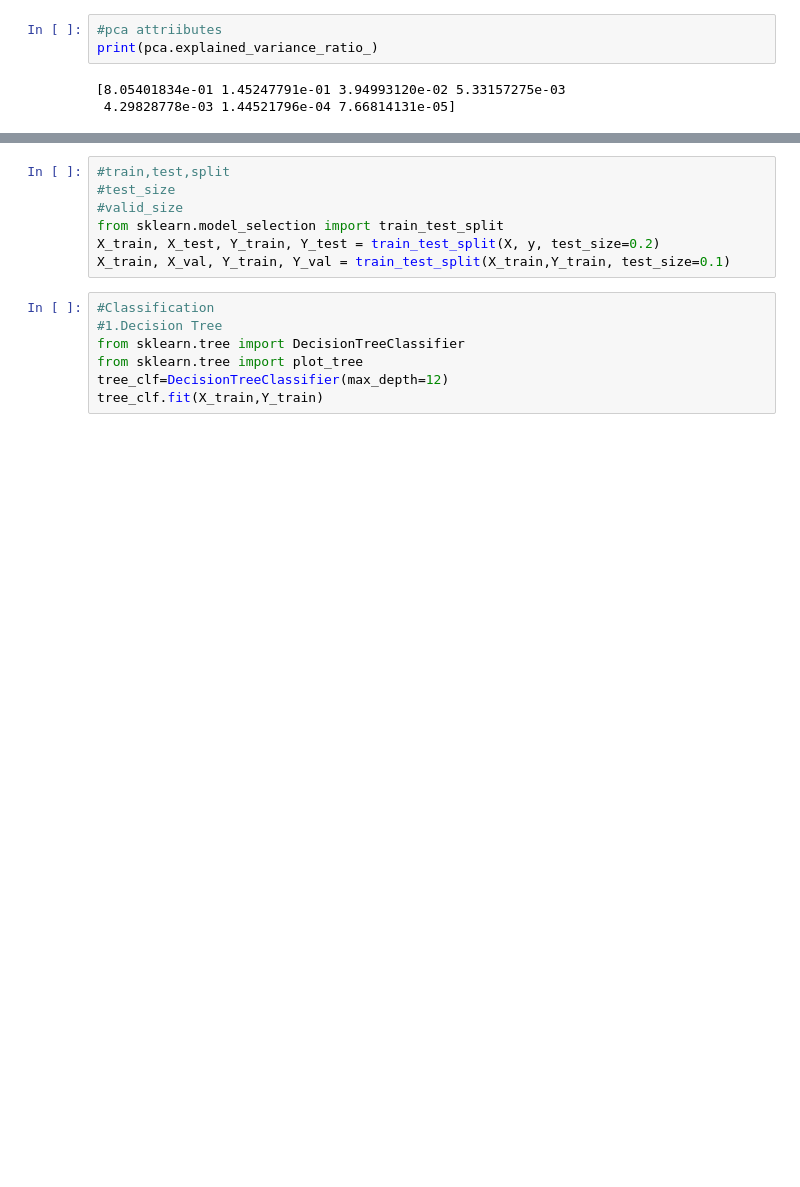
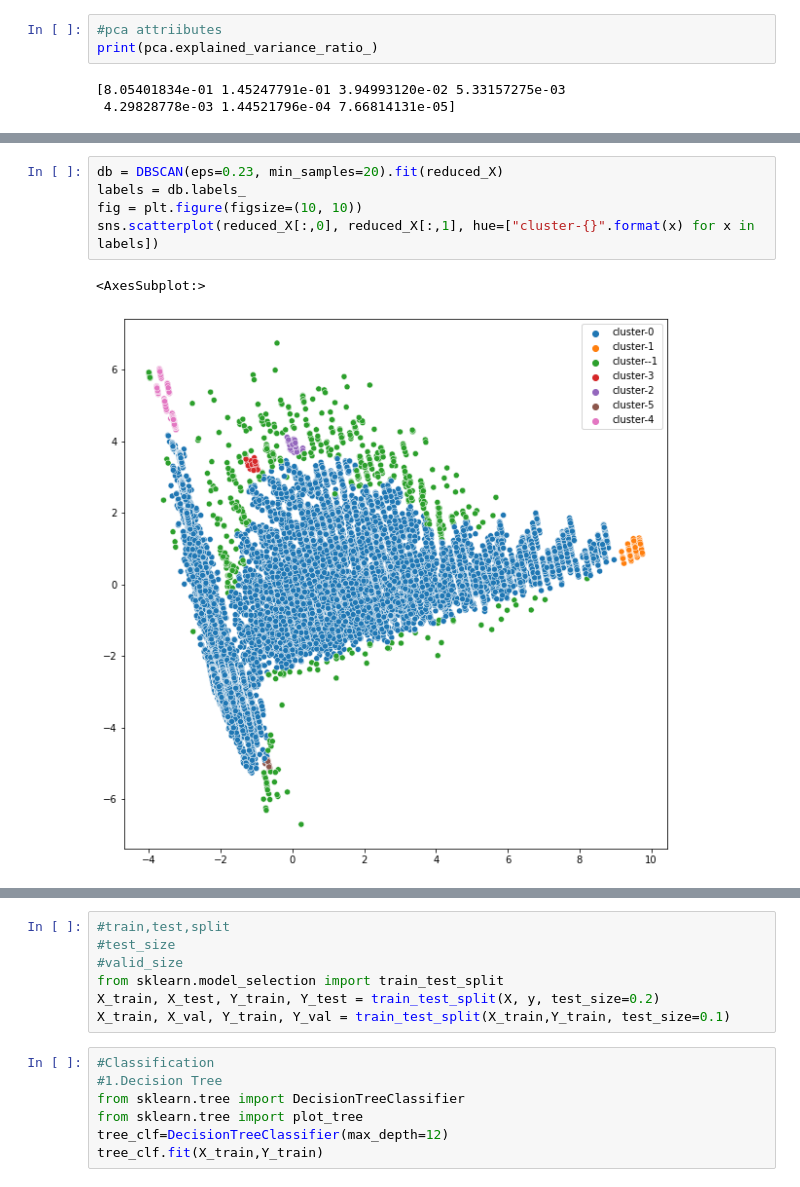
Before and after one commit to BharathKumarDP/DGA_detection, a Jupyter notebook: Classification.ipynb, the cells around one changed output, grey strips where cells are left out. Saved outputs shown, nothing was run; the diff lists cells and outputs as text; blank space fills up the shorter version.

```diff
--- a/Classification.ipynb
+++ b/Classification.ipynb
@@ -43,0 +119,8 @@ reduced_X.shape
+# %%
+db = DBSCAN(eps=0.23, min_samples=20).fit(reduced_X)
+labels = db.labels_
+fig = plt.figure(figsize=(10, 10))
+sns.scatterplot(reduced_X[:,0], reduced_X[:,1], hue=["cluster-{}".format(x) for x in labels])
+# %% [output]
+<AxesSubplot:>
+[figure, added]
```
Also changed, not shown: parts of 11 cells of this notebook, 4 other files.
